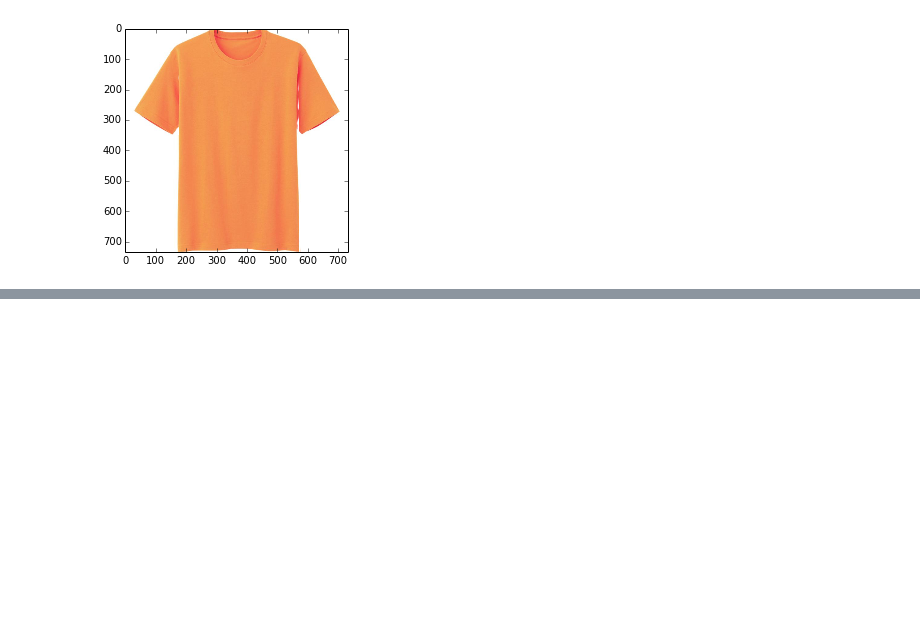
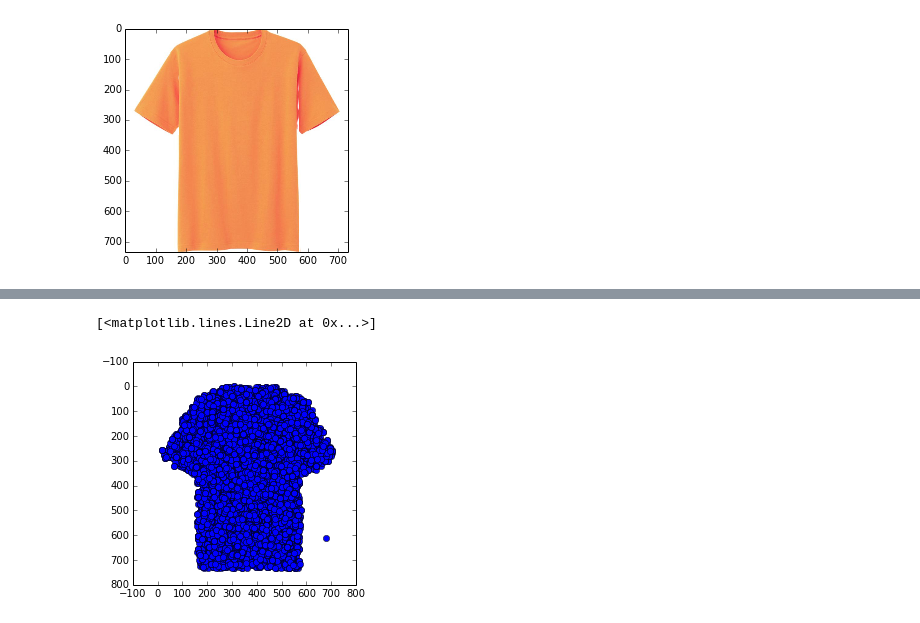
Before and after one commit to skp2/AM207-Project, a Jupyter notebook: ipython/2D-3D Pattern stitching.ipynb, the cells around one changed output, grey strips where cells are left out. Saved outputs shown, nothing was run; the diff lists cells and outputs as text; code cells hidden in the pictures; blank space fills up the shorter version.

```diff
--- a/ipython/2D-3D Pattern stitching.ipynb
+++ b/ipython/2D-3D Pattern stitching.ipynb
@@ -91,0 +138,6 @@ plt.show()
+# %%
+plt.imshow(combined)
+plt.plot(y_mc,x_mc, 'o')
+# %% [output]
+[<matplotlib.lines.Line2D at 0x...>]
+[figure, added]
```
Also changed, not shown: parts of 9 cells of this notebook, 1 other file.
